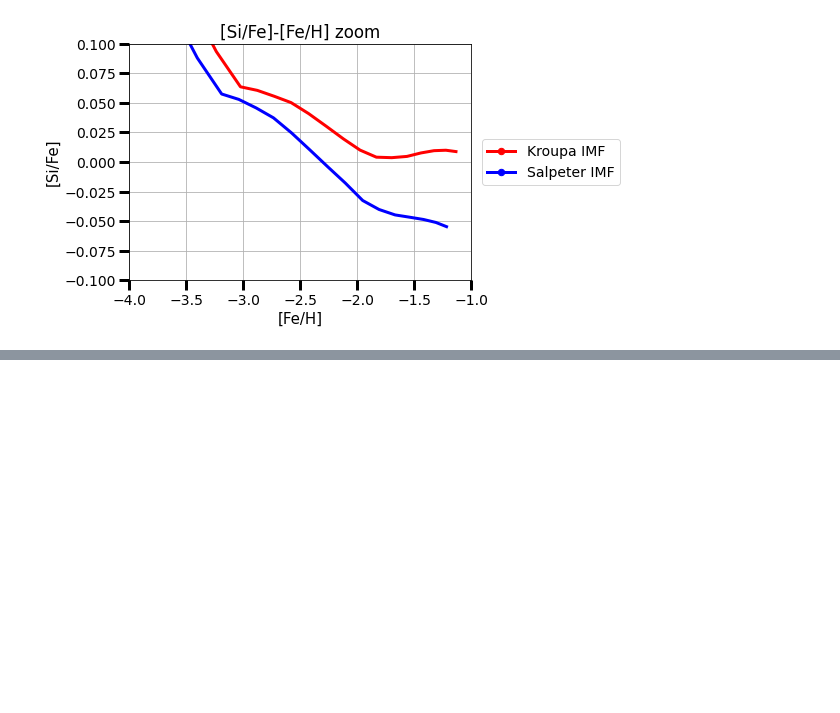
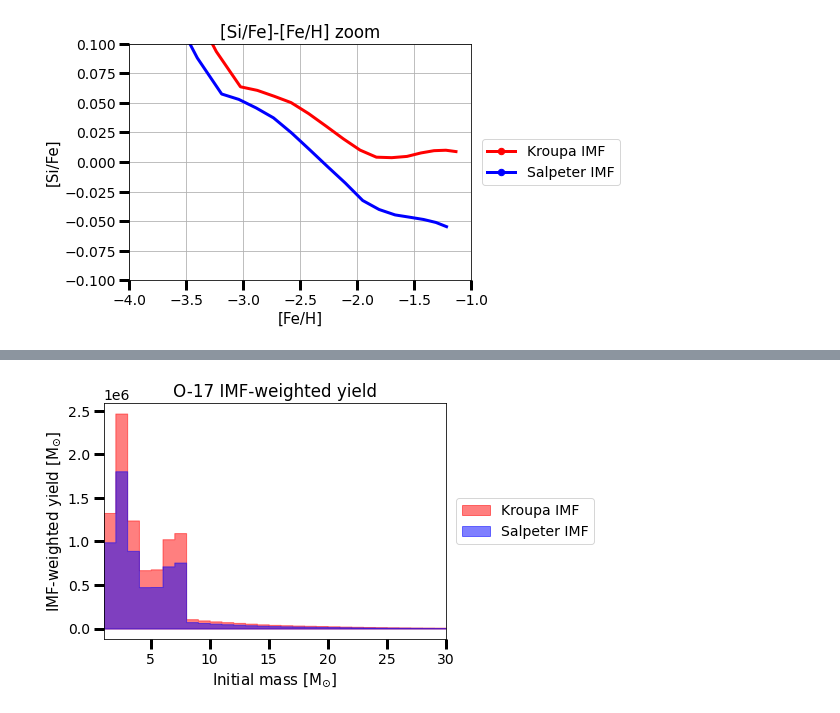
Before and after one commit to GuoZiYi-astro/GCE, a Jupyter notebook: 1_salpeter_and_kroupa_mw_sfh_1.ipynb, the cells around one changed output, grey strips where cells are left out. Cells and saved outputs as stored; diff of their text form; code cells hidden in the pictures; blank space fills up the shorter version.

```diff
--- a/1_salpeter_and_kroupa_mw_sfh_1.ipynb
+++ b/1_salpeter_and_kroupa_mw_sfh_1.ipynb
@@ -766,0 +787,8 @@ plt.savefig('/home/ziyi/PostGraduate/GCE/N3/1_salpeter_and_kroupa_mw_sfh/1-1/'+e
+# %%
+e='O-17'
+s1.plot_mass_range_contributions(specie=e,label='Kroupa IMF',color='r')
+s2.plot_mass_range_contributions(specie=e,label='Salpeter IMF',color='b')
+plt.title(e+' IMF-weighted yield')
+plt.savefig('/home/ziyi/PostGraduate/GCE/N3/1_salpeter_and_kroupa_mw_sfh/1-1/'+e+'_IMF_weighted.pdf',bbox_inches='tight')
+# %% [output]
+[figure, added]
```
Also changed, not shown: parts of 13 cells of this notebook.
